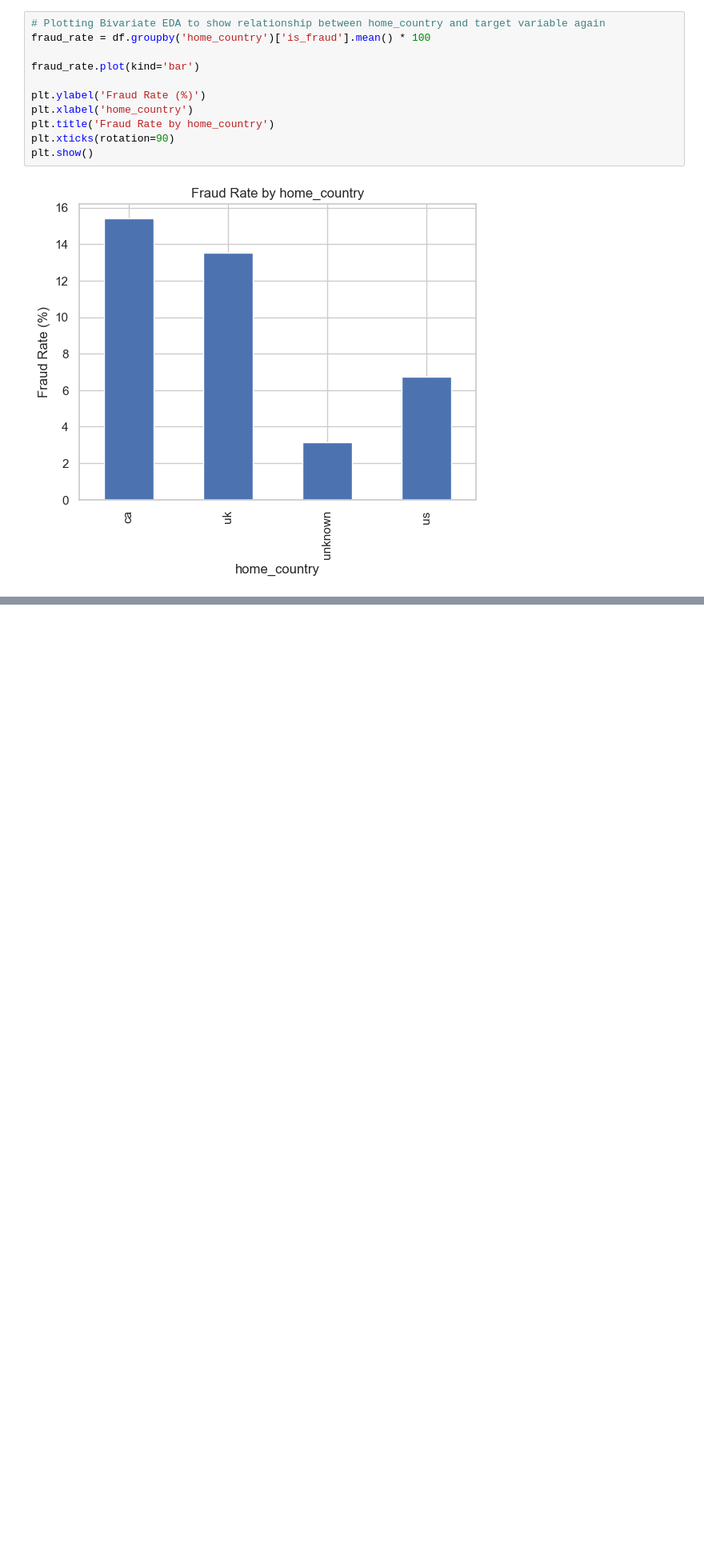
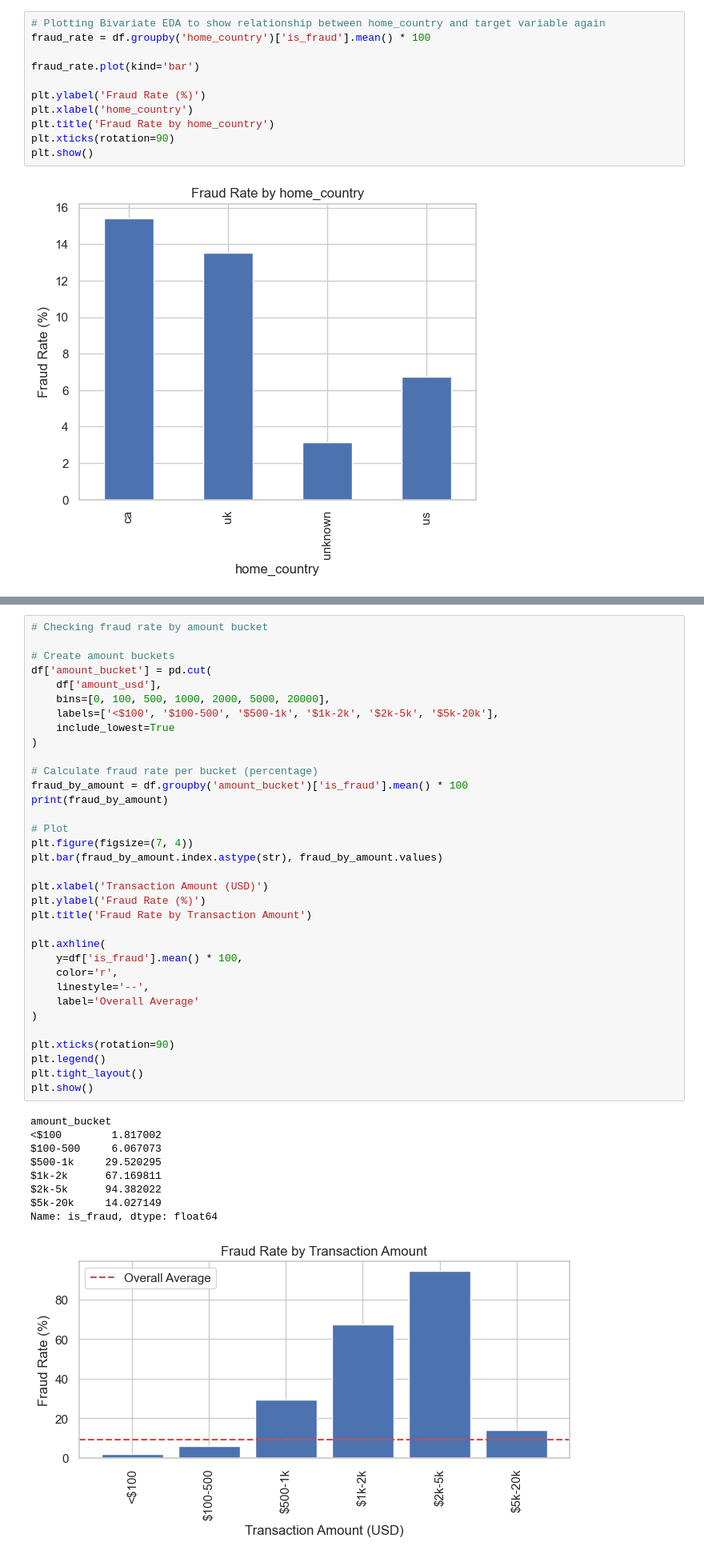
Before and after one commit to UzorNwokeaka/novapay-fraud-detection-project, a Jupyter notebook: notebooks/NovaPay - uzor_nwokeaka.ipynb, the cells around one changed output, grey strips where cells are left out. Shown at 80% size. Cells and saved outputs as stored; diff of their text form; blank space fills up the shorter version.

```diff
--- a/notebooks/NovaPay - uzor_nwokeaka.ipynb
+++ b/notebooks/NovaPay - uzor_nwokeaka.ipynb
@@ -646,0 +842,44 @@ plt.show()
+# %%
+# Checking fraud rate by amount bucket
+
+# Create amount buckets
+df['amount_bucket'] = pd.cut(
+    df['amount_usd'],
+    bins=[0, 100, 500, 1000, 2000, 5000, 20000],
+    labels=['<$100', '$100-500', '$500-1k', '$1k-2k', '$2k-5k', '$5k-20k'],
+    include_lowest=True
+)
+
+# Calculate fraud rate per bucket (percentage)
+fraud_by_amount = df.groupby('amount_bucket')['is_fraud'].mean() * 100
+print(fraud_by_amount)
+
+# Plot
+plt.figure(figsize=(7, 4))
+plt.bar(fraud_by_amount.index.astype(str), fraud_by_amount.values)
+
+plt.xlabel('Transaction Amount (USD)')
+plt.ylabel('Fraud Rate (%)')
+plt.title('Fraud Rate by Transaction Amount')
+
+plt.axhline(
+    y=df['is_fraud'].mean() * 100,
+    color='r',
+    linestyle='--',
+    label='Overall Average'
+)
+
+plt.xticks(rotation=90)
+plt.legend()
+plt.tight_layout()
+plt.show()
+# %% [output]
+amount_bucket
+<$100        1.817002
+$100-500     6.067073
+$500-1k     29.520295
+$1k-2k      67.169811
+$2k-5k      94.382022
+$5k-20k     14.027149
+Name: is_fraud, dtype: float64
+[figure, added]
```
Also changed, not shown: parts of 24 cells of this notebook.
